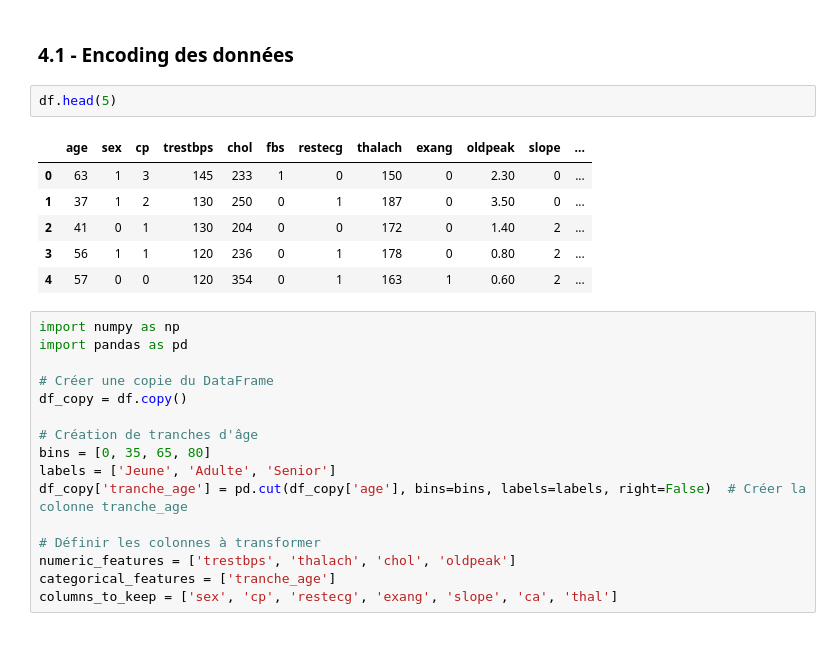
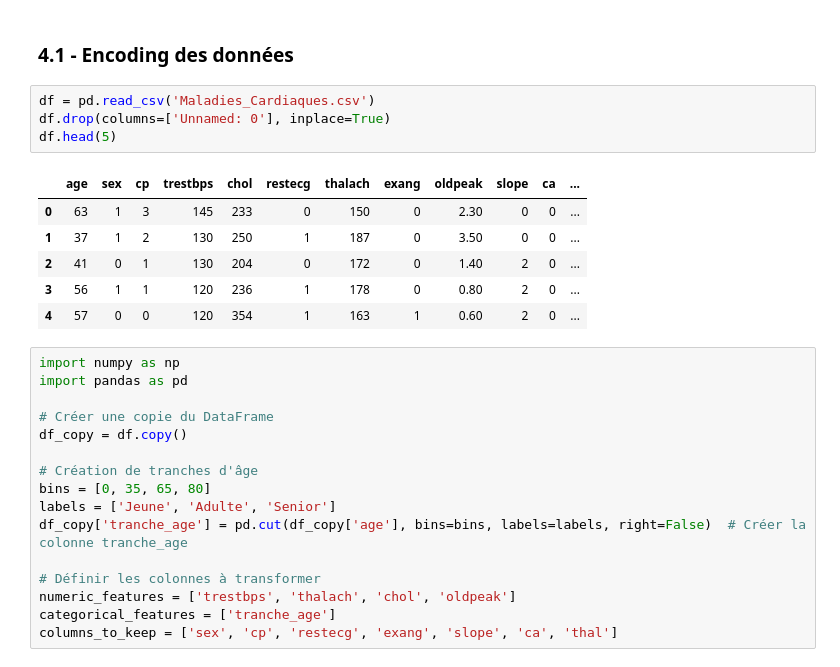
Before and after one commit to Dim2960/semiology_AI, a Jupyter notebook: cardiaque_folder/Maladies_Cardiaques.ipynb, the cells around one changed output. Saved outputs shown, nothing was run; the diff lists cells and outputs as text.

```diff
--- a/cardiaque_folder/Maladies_Cardiaques.ipynb
+++ b/cardiaque_folder/Maladies_Cardiaques.ipynb
@@ -439,15 +427,17 @@ Résultat sur la variable : thal
 ## 4 - Modélisation des données
 # %% [markdown]
 ### 4.1 - Encoding des données
-# %%
-df.head(5)
-# %% [output]
-|  | age | sex | cp | trestbps | chol | fbs | restecg | thalach | exang | oldpeak | slope | ... |
-| 0 | 63 | 1 | 3 | 145 | 233 | 1 | 0 | 150 | 0 | 2.30 | 0 | ... |
-| 1 | 37 | 1 | 2 | 130 | 250 | 0 | 1 | 187 | 0 | 3.50 | 0 | ... |
-| 2 | 41 | 0 | 1 | 130 | 204 | 0 | 0 | 172 | 0 | 1.40 | 2 | ... |
-| 3 | 56 | 1 | 1 | 120 | 236 | 0 | 1 | 178 | 0 | 0.80 | 2 | ... |
-| 4 | 57 | 0 | 0 | 120 | 354 | 0 | 1 | 163 | 1 | 0.60 | 2 | ... |
+# %%
+df = pd.read_csv('Maladies_Cardiaques.csv')
+df.drop(columns=['Unnamed: 0'], inplace=True)
+df.head(5)
+# %% [output]
+|  | age | sex | cp | trestbps | chol | restecg | thalach | exang | oldpeak | slope | ca | ... |
+| 0 | 63 | 1 | 3 | 145 | 233 | 0 | 150 | 0 | 2.30 | 0 | 0 | ... |
+| 1 | 37 | 1 | 2 | 130 | 250 | 1 | 187 | 0 | 3.50 | 0 | 0 | ... |
+| 2 | 41 | 0 | 1 | 130 | 204 | 0 | 172 | 0 | 1.40 | 2 | 0 | ... |
+| 3 | 56 | 1 | 1 | 120 | 236 | 1 | 178 | 0 | 0.80 | 2 | 0 | ... |
+| 4 | 57 | 0 | 0 | 120 | 354 | 1 | 163 | 1 | 0.60 | 2 | 0 | ... |
 # %%
 import numpy as np
 import pandas as pd
```
Also changed, not shown: parts of 6 cells of this notebook, 4 other files.
